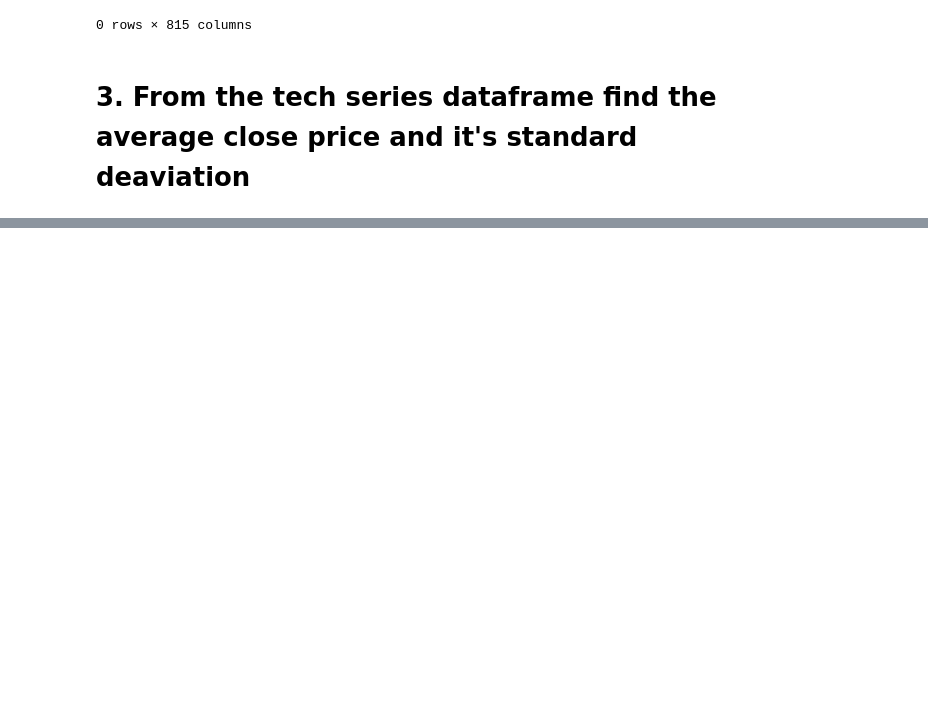
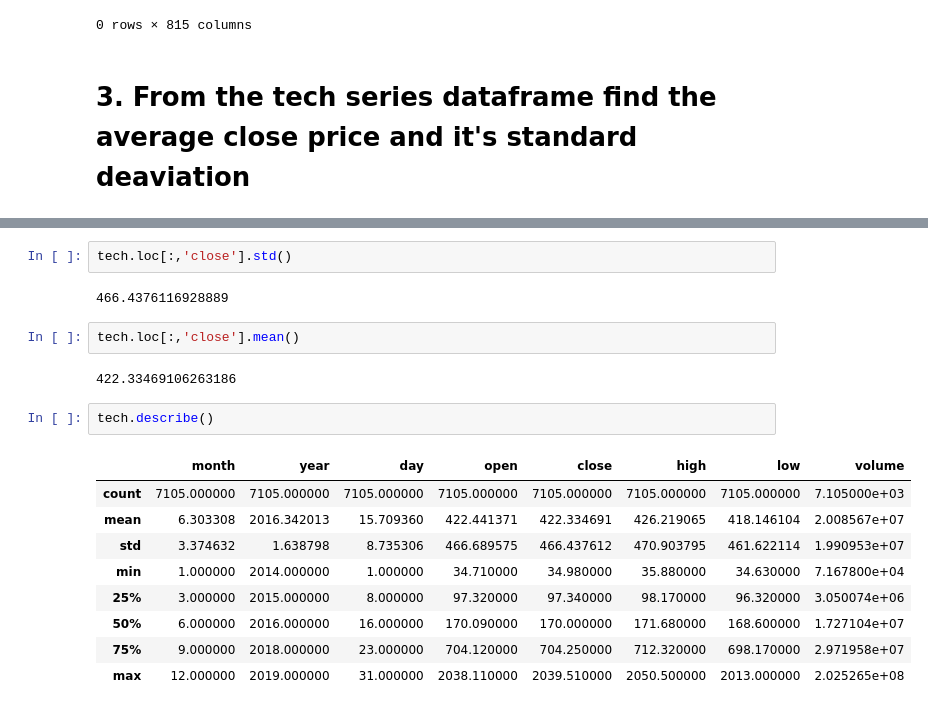
Before and after one commit to TomaszBury/The-ultimate-pandas-bootcamp-advanced-python-data-analysis, a Jupyter notebook: section_07/multi_dimensional.ipynb, the cells around one changed output, grey strips where cells are left out. Drawn from its saved outputs; the diff is of its cells as text; blank space fills up the shorter version.

```diff
--- a/section_07/multi_dimensional.ipynb
+++ b/section_07/multi_dimensional.ipynb
@@ -2221,0 +2243,20 @@ tech_df3.loc[('2019',slice(None),slice(None)):,].set_index(['Treading Date','Vol
+# %%
+tech.loc[:,'close'].std()
+# %% [output]
+466.4376116928889
+# %%
+tech.loc[:,'close'].mean()
+# %% [output]
+422.33469106263186
+# %%
+tech.describe()
+# %% [output]
+|  | month | year | day | open | close | high | low | volume |
+| count | 7105.000000 | 7105.000000 | 7105.000000 | 7105.000000 | 7105.000000 | 7105.000000 | 7105.000000 | 7.105000e+03 |
+| mean | 6.303308 | 2016.342013 | 15.709360 | 422.441371 | 422.334691 | 426.219065 | 418.146104 | 2.008567e+07 |
+| std | 3.374632 | 1.638798 | 8.735306 | 466.689575 | 466.437612 | 470.903795 | 461.622114 | 1.990953e+07 |
+| min | 1.000000 | 2014.000000 | 1.000000 | 34.710000 | 34.980000 | 35.880000 | 34.630000 | 7.167800e+04 |
+| 25% | 3.000000 | 2015.000000 | 8.000000 | 97.320000 | 97.340000 | 98.170000 | 96.320000 | 3.050074e+06 |
+| 50% | 6.000000 | 2016.000000 | 16.000000 | 170.090000 | 170.000000 | 171.680000 | 168.600000 | 1.727104e+07 |
+| 75% | 9.000000 | 2018.000000 | 23.000000 | 704.120000 | 704.250000 | 712.320000 | 698.170000 | 2.971958e+07 |
+| max | 12.000000 | 2019.000000 | 31.000000 | 2038.110000 | 2039.510000 | 2050.500000 | 2013.000000 | 2.025265e+08 |
```
Also changed, not shown: parts of 17 cells of this notebook, 3 other files.
